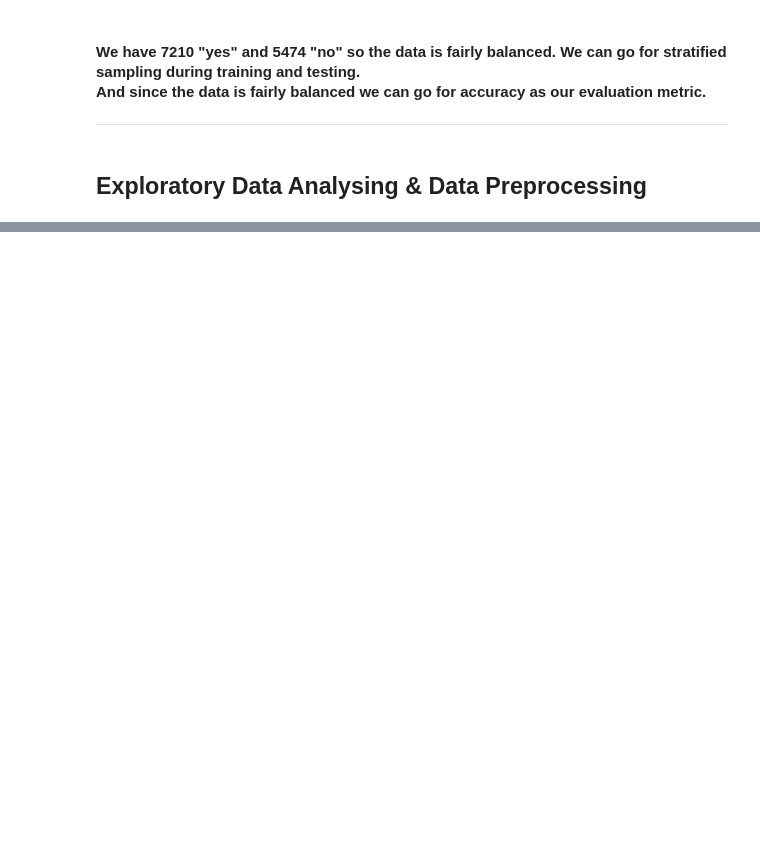
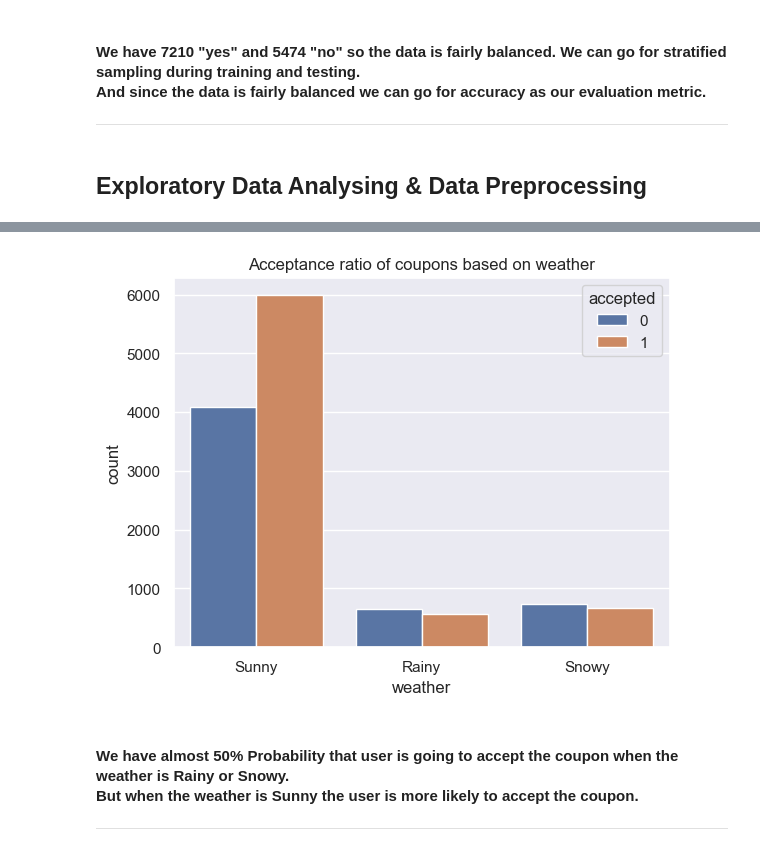
Before and after one commit to meghrajkonduskar/In-Drive-Coupon-Recommendation-Project, a Jupyter notebook: In-Drive-Coupon-Recommendation.ipynb, the cells around one changed output, grey strips where cells are left out. Cells and saved outputs as stored; diff of their text form; code cells hidden in the pictures; blank space fills up the shorter version.

```diff
--- a/In-Drive-Coupon-Recommendation.ipynb
+++ b/In-Drive-Coupon-Recommendation.ipynb
@@ -123,0 +224,8 @@ Name: count, dtype: int64
+# %%
+sns.countplot(x=df['weather'], hue=df["accepted"]);
+plt.title("Acceptance ratio of coupons based on weather");
+# %% [output]
+[figure, added]
+# %% [markdown]
+#### We have almost 50% Probability that user is going to accept the coupon when the weather is Rainy or Snowy. <br>But when the weather is Sunny the user is more likely to accept the coupon.
+----
```
Also changed, not shown: parts of 14 cells of this notebook.
